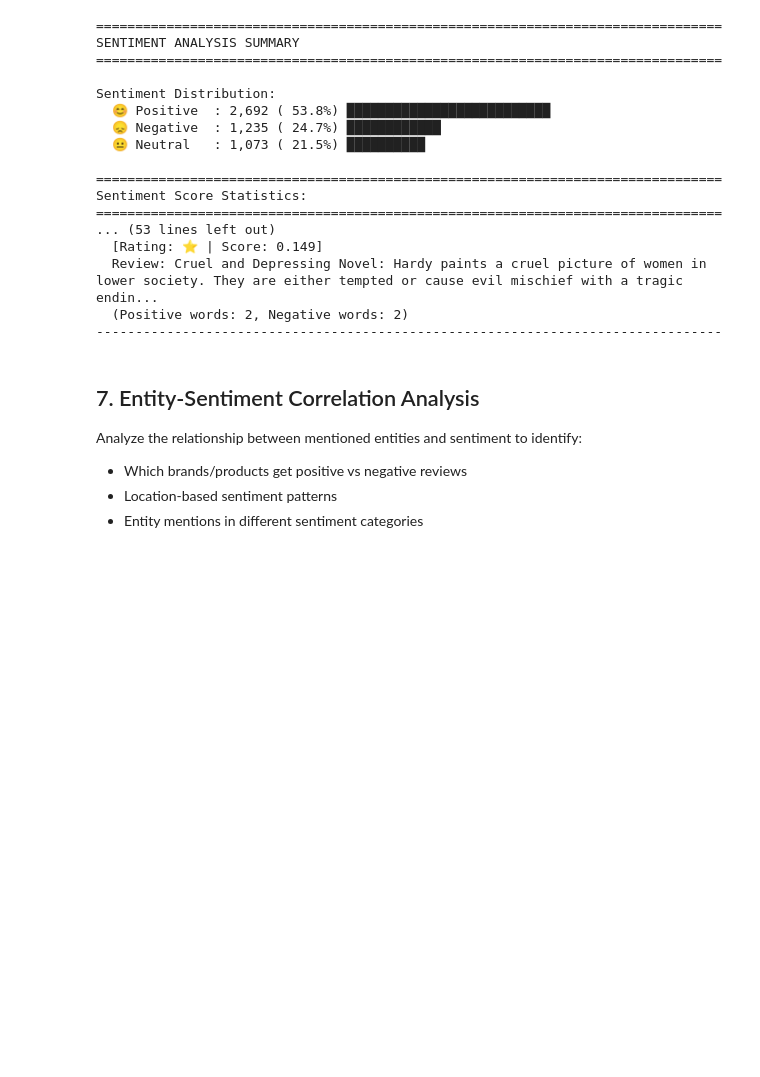
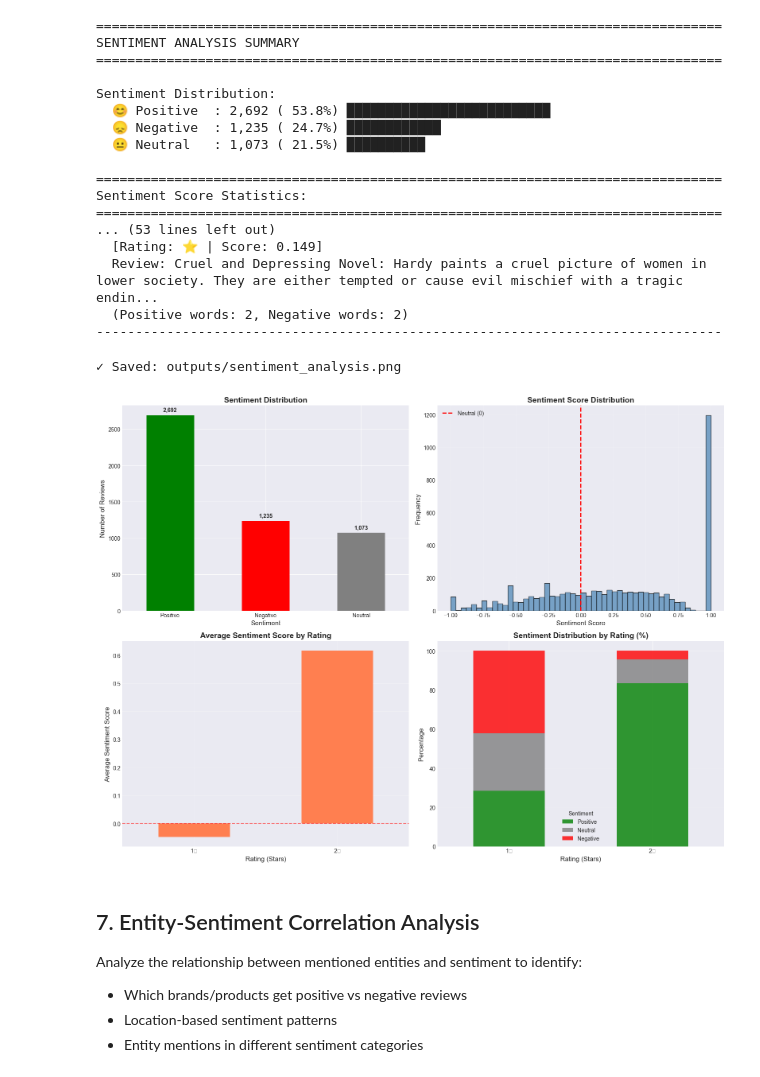
Before and after one commit to TumainiC/ai_tools_assignment, a Jupyter notebook: part2_practical/task3_nlp/spacy_ner_sentiment.ipynb, the cells around one changed output. Cells and saved outputs as stored; diff of their text form; code cells hidden in the pictures; blank space fills up the shorter version.

```diff
--- a/part2_practical/task3_nlp/spacy_ner_sentiment.ipynb
+++ b/part2_practical/task3_nlp/spacy_ner_sentiment.ipynb
@@ -580,34 +620,37 @@ ax2.legend()
 ax2.grid(True, alpha=0.3)
 
 # Plot 3: Rating vs Sentiment
 ax3 = axes[1, 0]
 rating_sentiment = df_reviews.groupby('rating')['sentiment_score'].mean()
 rating_sentiment.plot(kind='bar', ax=ax3, color='coral')
 ax3.set_title('Average Sentiment Score by Rating', fontsize=14, fontweight='bold')
 ax3.set_xlabel('Rating (Stars)', fontsize=12)
 ax3.set_ylabel('Average Sentiment Score', fontsize=12)
 ax3.set_xticklabels([f"{i}⭐" for i in rating_sentiment.index], rotation=0)
 ax3.axhline(0, color='red', linestyle='--', alpha=0.5)
 ax3.grid(True, alpha=0.3)
 
 # Plot 4: Sentiment by Rating (stacked)
 ax4 = axes[1, 1]
 sentiment_rating_crosstab = pd.crosstab(df_reviews['rating'], df_reviews['sentiment_label'], normalize='index') * 100
 sentiment_rating_crosstab[['Positive', 'Neutral', 'Negative']].plot(
     kind='bar', stacked=True, ax=ax4,
     color=['green', 'gray', 'red'], alpha=0.8
 )
 ax4.set_title('Sentiment Distribution by Rating (%)', fontsize=14, fontweight='bold')
 ax4.set_xlabel('Rating (Stars)', fontsize=12)
 ax4.set_ylabel('Percentage', fontsize=12)
-ax4.set_xticklabels([f"{i}⭐" for i in range(1, 6)], rotation=0)
+ax4.set_xticklabels([f"{i}⭐" for i in sentiment_rating_crosstab.index], rotation=0)
 ax4.legend(title='Sentiment', loc='best')
 ax4.grid(True, alpha=0.3, axis='y')
 
 plt.tight_layout()
 plt.savefig('outputs/sentiment_analysis.png', dpi=300, bbox_inches='tight')
 print("✓ Saved: outputs/sentiment_analysis.png")
 plt.show()
+# %% [output]
+✓ Saved: outputs/sentiment_analysis.png
+[figure, added]
 # %% [markdown]
 ## 7. Entity-Sentiment Correlation Analysis
 
```
Also changed, not shown: parts of 8 cells of this notebook, 1 other file.
